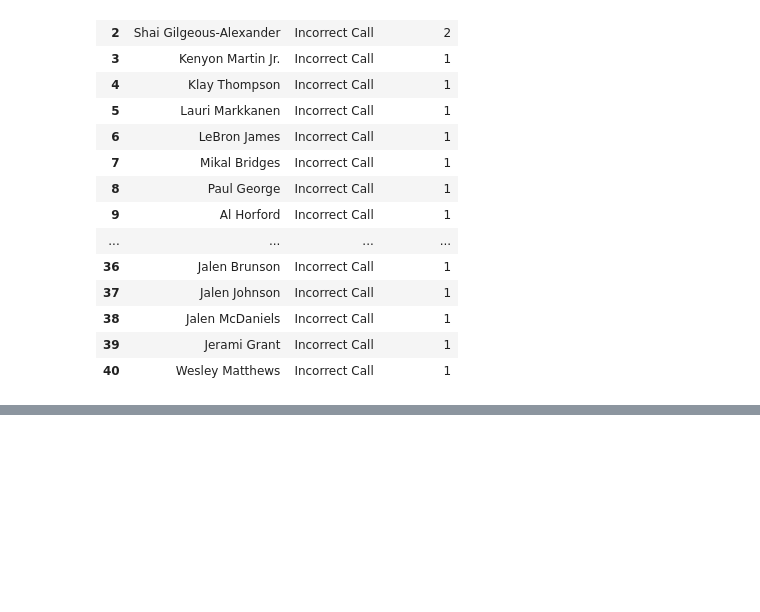
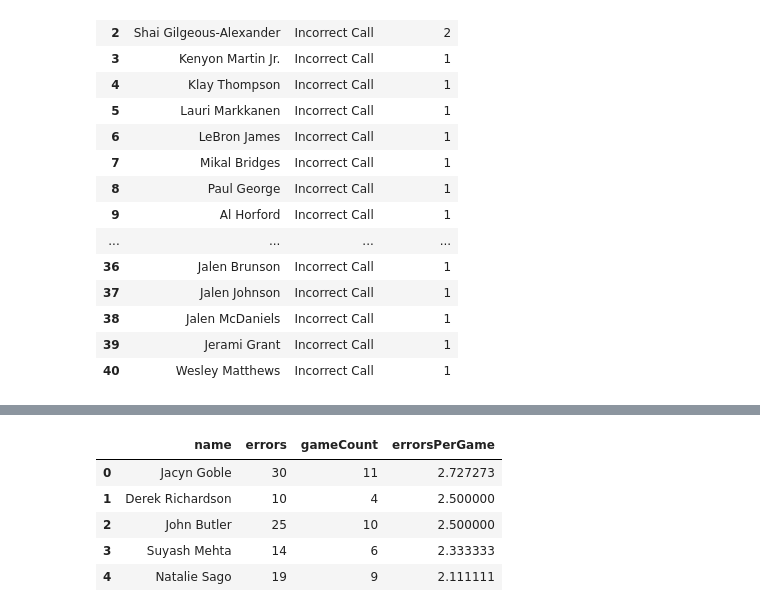
Before and after one commit to adithram/l2m, a Jupyter notebook: notebooks/data-inspection.ipynb, the cells around one changed output, grey strips where cells are left out. Drawn from its saved outputs; the diff is of its cells as text; code cells hidden in the pictures; blank space fills up the shorter version.

```diff
--- a/notebooks/data-inspection.ipynb
+++ b/notebooks/data-inspection.ipynb
@@ -208,0 +221,20 @@ committing_players_only.to_csv(f"{ROOT_DATA_DIR}/player_incorrect_fouls.csv")
+# %%
+errors = list(zip(team_df.gameId, team_df.errorsInFavor))
+error_counts = {game_id: 0 for game_id in team_df.gameId}
+
+for game_id, error_count in errors:
+    error_counts[game_id] += error_count
+
+ref_errors_df = ref_df.copy(deep=True)
+ref_errors_df["errors"] = ref_errors_df["gameId"].map(error_counts)
+ref_errors_df = ref_errors_df.groupby("name")["errors"].sum().sort_values(ascending=False)
+ref_errors_df = ref_errors_df.to_frame().reset_index()
+# %%
+games_officiated_df = ref_df.copy(deep=True)
+games_officiated_df = games_officiated_df.groupby("name")["gameId"].count().sort_values(ascending=False).to_frame().reset_index()
+games_officiated_df = games_officiated_df.rename(columns={"gameId": "gameCount"})
+# %%
+combined_officials = pd.merge(ref_errors_df, games_officiated_df, how="outer", on="name")
+combined_officials["errorsPerGame"] = combined_officials["errors"] / combined_officials["gameCount"]
+combined_officials = combined_officials.sort_values(by="errorsPerGame", ascending=False).reset_index()
+del combined_officials["index"]
@@ -208,0 +268,9 @@ committing_players_only.to_csv(f"{ROOT_DATA_DIR}/player_incorrect_fouls.csv")
+# %%
+combined_officials.head()
+# %% [output]
+|  | name | errors | gameCount | errorsPerGame |
+| 0 | Jacyn Goble | 30 | 11 | 2.727273 |
+| 1 | Derek Richardson | 10 | 4 | 2.500000 |
+| 2 | John Butler | 25 | 10 | 2.500000 |
+| 3 | Suyash Mehta | 14 | 6 | 2.333333 |
+| 4 | Natalie Sago | 19 | 9 | 2.111111 |
```
Also changed, not shown: parts of 9 cells of this notebook, 6 other files.
